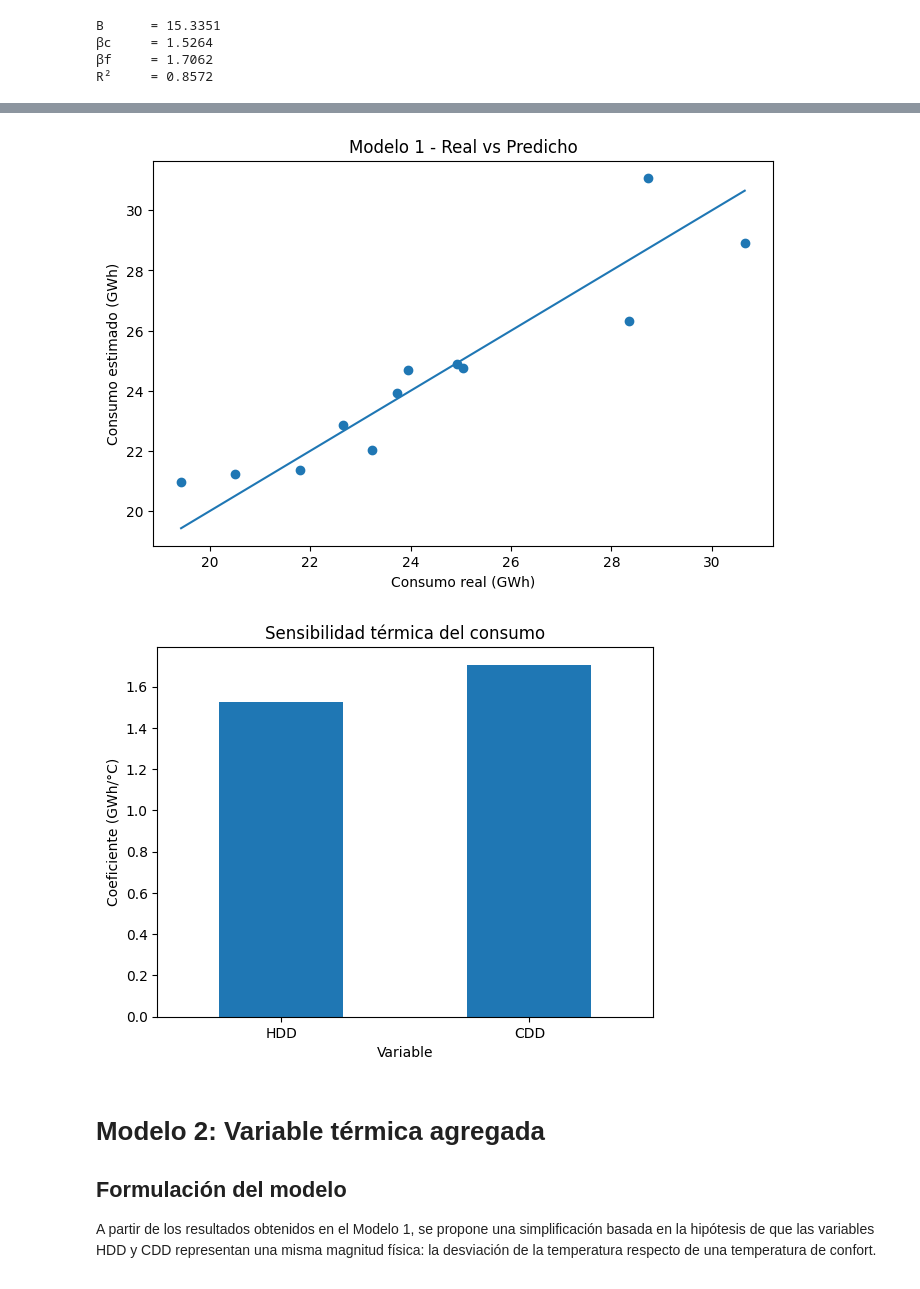
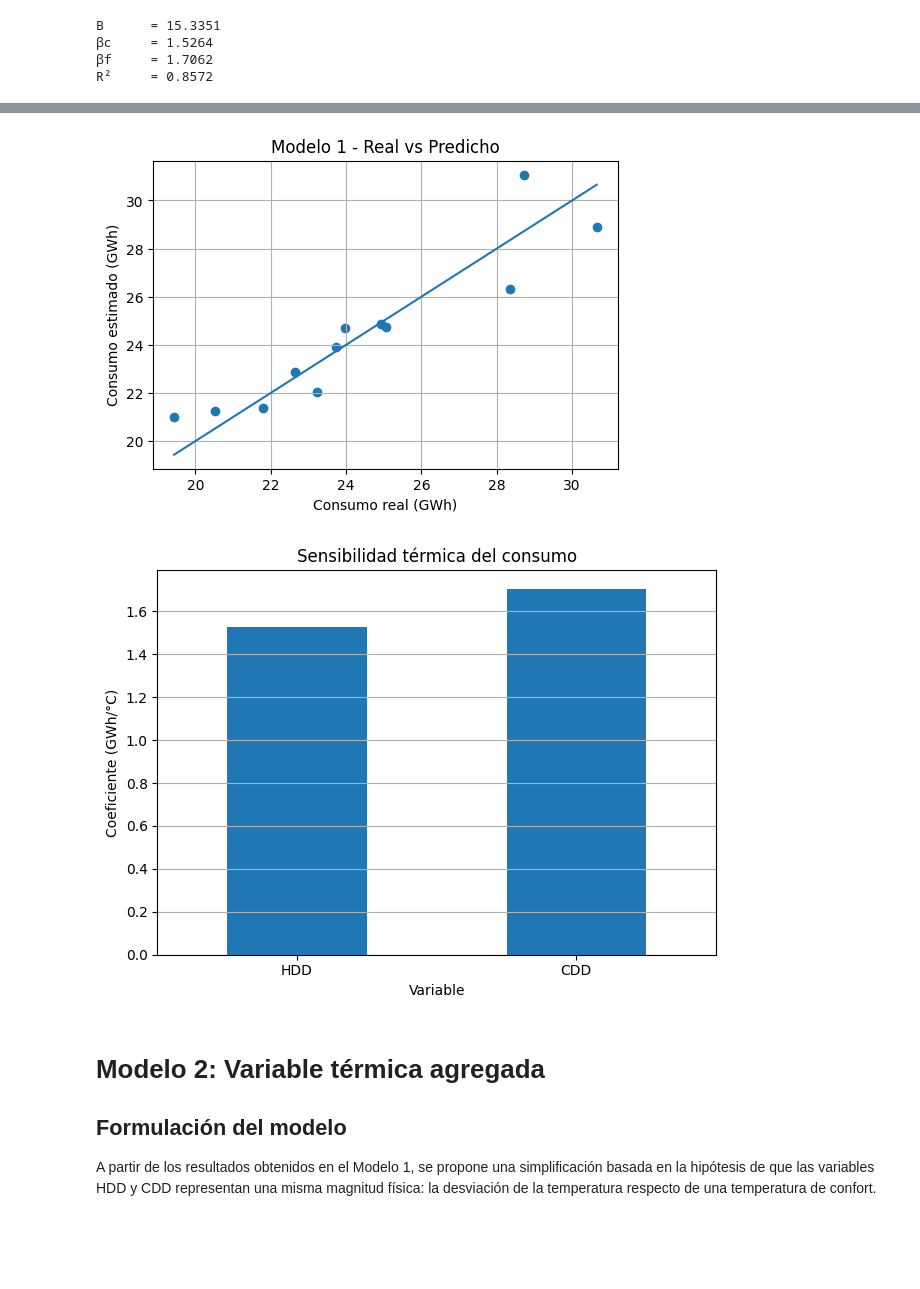
Before and after one commit to SantiagoEzequielDrelewicz/TP-LMC, a Jupyter notebook: tplmc.ipynb, the cells around one changed output, grey strips where cells are left out. Saved outputs shown, nothing was run; the diff lists cells and outputs as text; code cells hidden in the pictures; blank space fills up the shorter version.

```diff
--- a/tplmc.ipynb
+++ b/tplmc.ipynb
@@ -1042,20 +1048,21 @@ plt.show()
 # %%
-plt.figure(figsize=(8,5))
+plt.figure(figsize=(6,4))
 
 plt.scatter(y, y_pred)
 
 plt.plot(
     [y.min(), y.max()],
     [y.min(), y.max()]
 )
 
 plt.xlabel('Consumo real (GWh)')
 plt.ylabel('Consumo estimado (GWh)')
 plt.title('Modelo 1 - Real vs Predicho')
-
+plt.grid()
+plt.savefig("figuras/modelo_1_real_vs_predicho_scatter.png")
 plt.show()
 # %% [output]
-[figure, old version]
+[figure, new version]
 # %%
 coeficientes = pd.DataFrame({'Variable':['HDD','CDD'],'Coeficiente':[beta_c,beta_f]})
 
@@ -1064,9 +1071,12 @@ coeficientes.plot(x='Variable',y='Coeficiente',kind='bar',legend=False)
 plt.ylabel('Coeficiente (GWh/°C)')
 plt.title('Sensibilidad térmica del consumo')
 plt.xticks(rotation=0)
+plt.grid(axis='y')
+plt.tight_layout()
+plt.savefig("figuras/sensibilidad_termica_consumo.png") # guardar la figura
 plt.show()
 # %% [output]
-[figure, old version]
+[figure, new version]
 # %% [markdown]
 # **Modelo 2: Variable térmica agregada**
 
```
Also changed, not shown: parts of 12 cells of this notebook, 13 other files.
